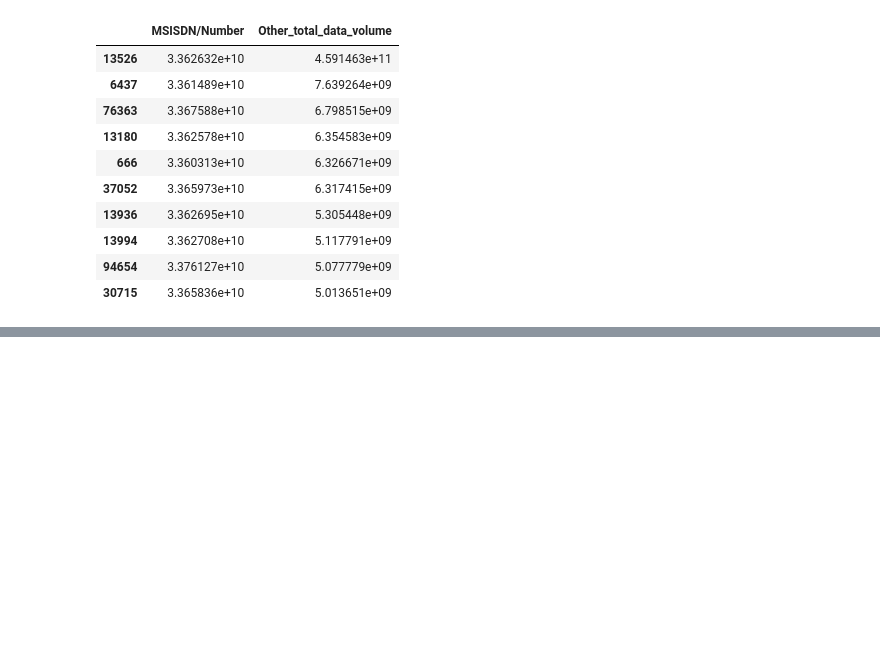
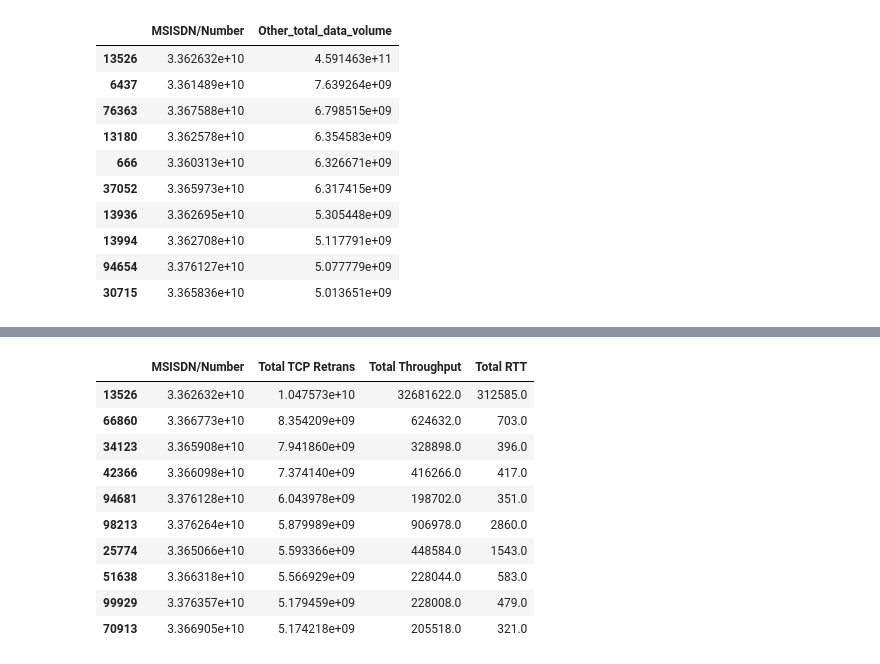
Before and after one commit to behigu/TellCo-Telecom-User-s-Data-Analysis, a Jupyter notebook: notebooks/Telco_telecom_user_data_analysis.ipynb, the cells around one changed output, grey strips where cells are left out. Saved outputs shown, nothing was run; the diff lists cells and outputs as text; code cells hidden in the pictures; blank space fills up the shorter version.

```diff
--- a/notebooks/Telco_telecom_user_data_analysis.ipynb
+++ b/notebooks/Telco_telecom_user_data_analysis.ipynb
@@ -823,3 +824,23 @@ df_clean.groupby('MSISDN/Number',as_index=False).agg({'Other_total_data_volume':
 | 13994 | 3.362708e+10 | 5.117791e+09 |
 | 94654 | 3.376127e+10 | 5.077779e+09 |
 | 30715 | 3.365836e+10 | 5.013651e+09 |
+# %%
+#first get the average value of TCP retransmission,Average RTT,Average throughput
+#create new data frame called new_net_df
+new_net_df = df[['MSISDN/Number','Bearer Id','Handset Type','TCP DL Retrans. Vol (Bytes)', 'TCP UL Retrans. Vol (Bytes)',\
+                         'Avg RTT DL (ms)', 'Avg RTT UL (ms)',\
+                         'Avg Bearer TP DL (kbps)', 'Avg Bearer TP UL (kbps)']].copy()
+# %%
+#fill empty values with the mode of the column
+for col in new_net_df.columns:
+    if(new_net_df[col].isnull().sum()):
+        new_net_df[col] = new_net_df[col].fillna(new_net_df[col].mode()[0])
+# %%
+new_net_df['Total TCP Retrans'] = new_net_df['TCP DL Retrans. Vol (Bytes)'] +\
+    new_net_df['TCP UL Retrans. Vol (Bytes)']
+new_net_df['Total Throughput'] = new_net_df['Avg Bearer TP DL (kbps)'] +\
+    new_net_df['Avg Bearer TP DL (kbps)']
+
+new_net_df['Total RTT'] = new_net_df['Avg RTT DL (ms)'] + new_net_df['Avg RTT UL (ms)']
+
+new_net_df.head()
@@ -825,0 +854,6 @@ df_clean.groupby('MSISDN/Number',as_index=False).agg({'Other_total_data_volume':
+# %%
+
+aggregate = {'Total TCP Retrans':'sum', 'Total Throughput':'sum', 'Total RTT':'sum'}
+columns = ['MSISDN/Number','Bearer Id','Handset Type', 'Total TCP Retrans', 'Total Throughput', 'Total RTT']
+network_per_user_df = new_net_df[columns].groupby('MSISDN/Number').agg(aggregate).reset_index()
+network_per_user_df.head()
@@ -825,0 +867,15 @@ df_clean.groupby('MSISDN/Number',as_index=False).agg({'Other_total_data_volume':
+# %%
+# top 10
+network_per_user_df.sort_values(by='Total TCP Retrans', ascending=False)[:10]
+# %% [output]
+|  | MSISDN/Number | Total TCP Retrans | Total Throughput | Total RTT |
+| 13526 | 3.362632e+10 | 1.047573e+10 | 32681622.0 | 312585.0 |
+| 66860 | 3.366773e+10 | 8.354209e+09 | 624632.0 | 703.0 |
+| 34123 | 3.365908e+10 | 7.941860e+09 | 328898.0 | 396.0 |
+| 42366 | 3.366098e+10 | 7.374140e+09 | 416266.0 | 417.0 |
+| 94681 | 3.376128e+10 | 6.043978e+09 | 198702.0 | 351.0 |
+| 98213 | 3.376264e+10 | 5.879989e+09 | 906978.0 | 2860.0 |
+| 25774 | 3.365066e+10 | 5.593366e+09 | 448584.0 | 1543.0 |
+| 51638 | 3.366318e+10 | 5.566929e+09 | 228044.0 | 583.0 |
+| 99929 | 3.376357e+10 | 5.179459e+09 | 228008.0 | 479.0 |
+| 70913 | 3.366905e+10 | 5.174218e+09 | 205518.0 | 321.0 |
```
Also changed, not shown: parts of 6 cells of this notebook.
